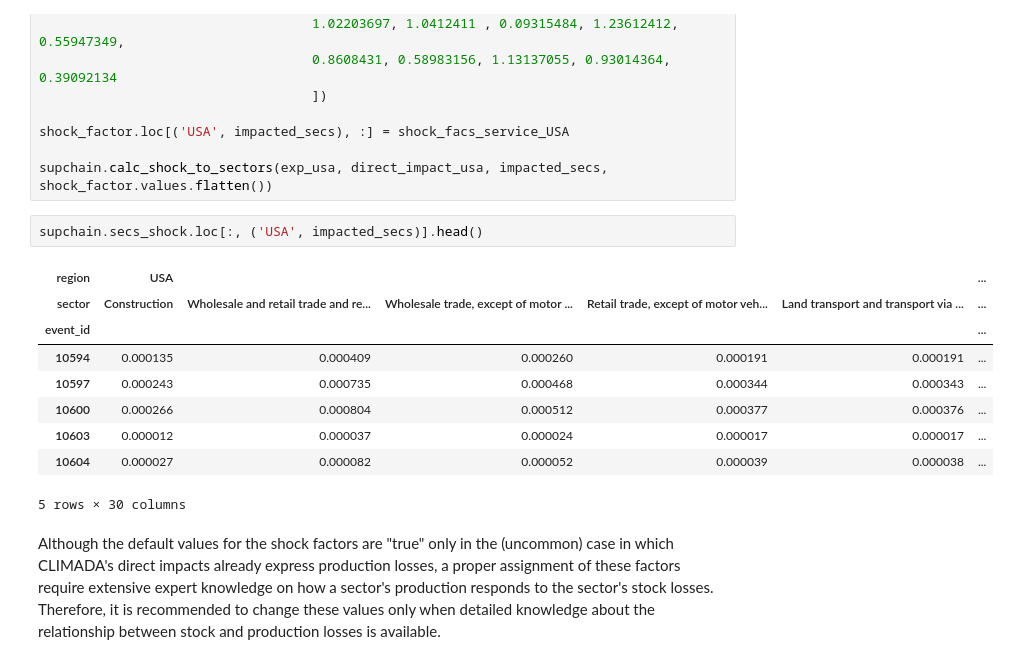
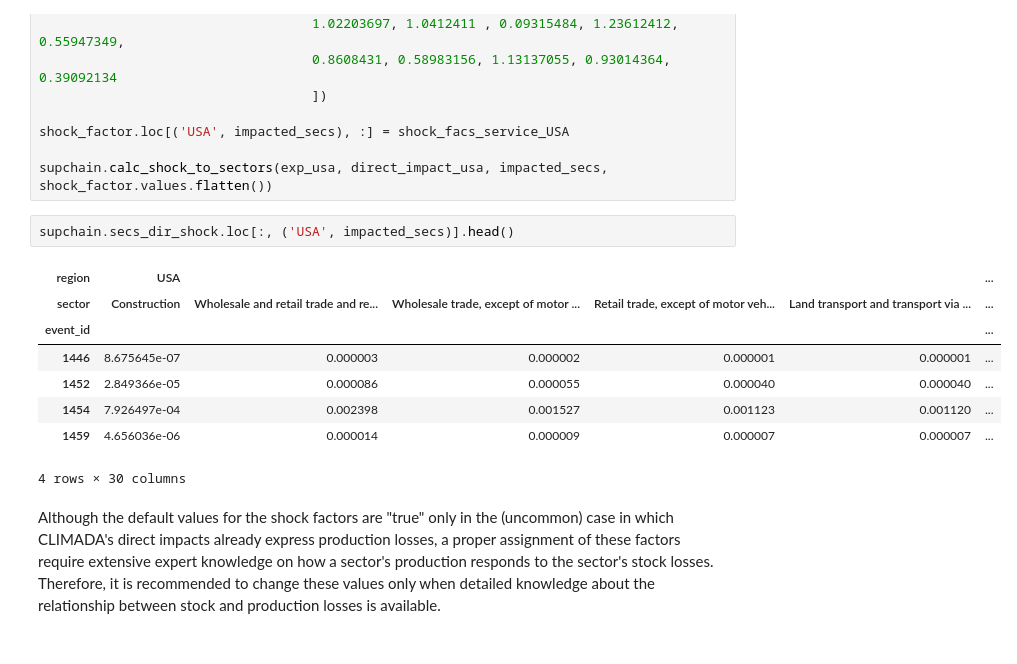
Before and after one commit to CLIMADA-project/climada_petals, a Jupyter notebook: doc/tutorial/climada_engine_SupplyChain.ipynb, the cells around one changed output. Drawn from its saved outputs; the diff is of its cells as text.

```diff
--- a/doc/tutorial/climada_engine_SupplyChain.ipynb
+++ b/doc/tutorial/climada_engine_SupplyChain.ipynb
@@ -232,17 +309,16 @@ shock_factor.loc[('USA', impacted_secs), :] = shock_facs_service_USA
 
 supchain.calc_shock_to_sectors(exp_usa, direct_impact_usa, impacted_secs, shock_factor.values.flatten())
 # %%
-supchain.secs_shock.loc[:, ('USA', impacted_secs)].head()
+supchain.secs_dir_shock.loc[:, ('USA', impacted_secs)].head()
 # %% [output]
 | region | USA |  |  |  |  | ... |
 | sector | Construction | Wholesale and retail trade and re... | Wholesale trade, except of motor ... | Retail trade, except of motor veh... | Land transport and transport via ... | ... |
 | event_id |  |  |  |  |  | ... |
-| 10594 | 0.000135 | 0.000409 | 0.000260 | 0.000191 | 0.000191 | ... |
-| 10597 | 0.000243 | 0.000735 | 0.000468 | 0.000344 | 0.000343 | ... |
-| 10600 | 0.000266 | 0.000804 | 0.000512 | 0.000377 | 0.000376 | ... |
-| 10603 | 0.000012 | 0.000037 | 0.000024 | 0.000017 | 0.000017 | ... |
-| 10604 | 0.000027 | 0.000082 | 0.000052 | 0.000039 | 0.000038 | ... |
+| 1446 | 8.675645e-07 | 0.000003 | 0.000002 | 0.000001 | 0.000001 | ... |
+| 1452 | 2.849366e-05 | 0.000086 | 0.000055 | 0.000040 | 0.000040 | ... |
+| 1454 | 7.926497e-04 | 0.002398 | 0.001527 | 0.001123 | 0.001120 | ... |
+| 1459 | 4.656036e-06 | 0.000014 | 0.000009 | 0.000007 | 0.000007 | ... |
-5 rows × 30 columns
+4 rows × 30 columns
 # %% [markdown]
 Although the default values for the shock factors are "true" only in the (uncommon) case in which CLIMADA's direct impacts already express production losses, a proper assignment of these factors require extensive expert knowledge on how a sector's production responds to the sector's stock losses. Therefore, it is recommended to change these values only when detailed knowledge about the relationship between stock and production losses is available.
 # %% [markdown]
```
Also changed, not shown: parts of 48 cells of this notebook, 1 other file.
